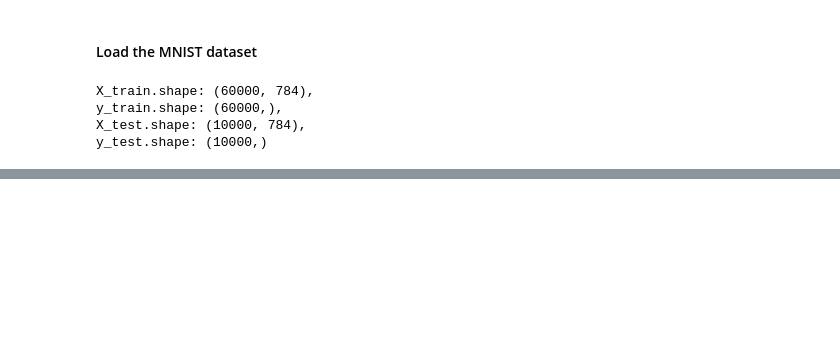
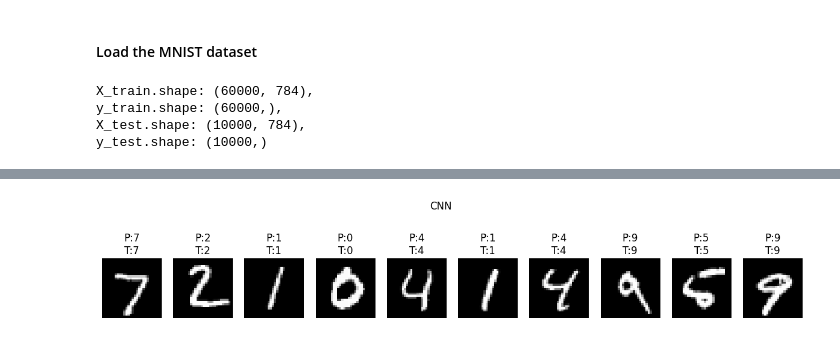
Before and after one commit to AnDeresh/Winstars-AI-DS-Internship-Test, a Jupyter notebook: mnist-classification/demo.ipynb, the cells around one changed output, grey strips where cells are left out. Saved outputs shown, nothing was run; the diff lists cells and outputs as text; code cells hidden in the pictures; blank space fills up the shorter version.

```diff
--- a/mnist-classification/demo.ipynb
+++ b/mnist-classification/demo.ipynb
@@ -32,7 +55,3 @@ print(f"Neural Network Accuracy: {nn_accuracy:.4f}")
 # %%
 # CNN
-cnn_clf = MnistClassifier("cnn")
-cnn_clf.train(X_train, y_train)
-cnn_predictions = cnn_clf.predict(X_test)
-cnn_accuracy = cnn_clf.evaluate(y_test, cnn_predictions)
-print(f"CNN Accuracy: {cnn_accuracy:.4f}")
+cnn_predictions = evaluate_model("cnn", X_train, y_train, X_test, y_test, "CNN")
@@ -38,0 +91,4 @@ print(f"CNN Accuracy: {cnn_accuracy:.4f}")
+# %%
+show_predictions(X_test, y_test, cnn_predictions, "CNN")
+# %% [output]
+[figure, added]
```
Also changed, not shown: parts of 29 cells of this notebook.
